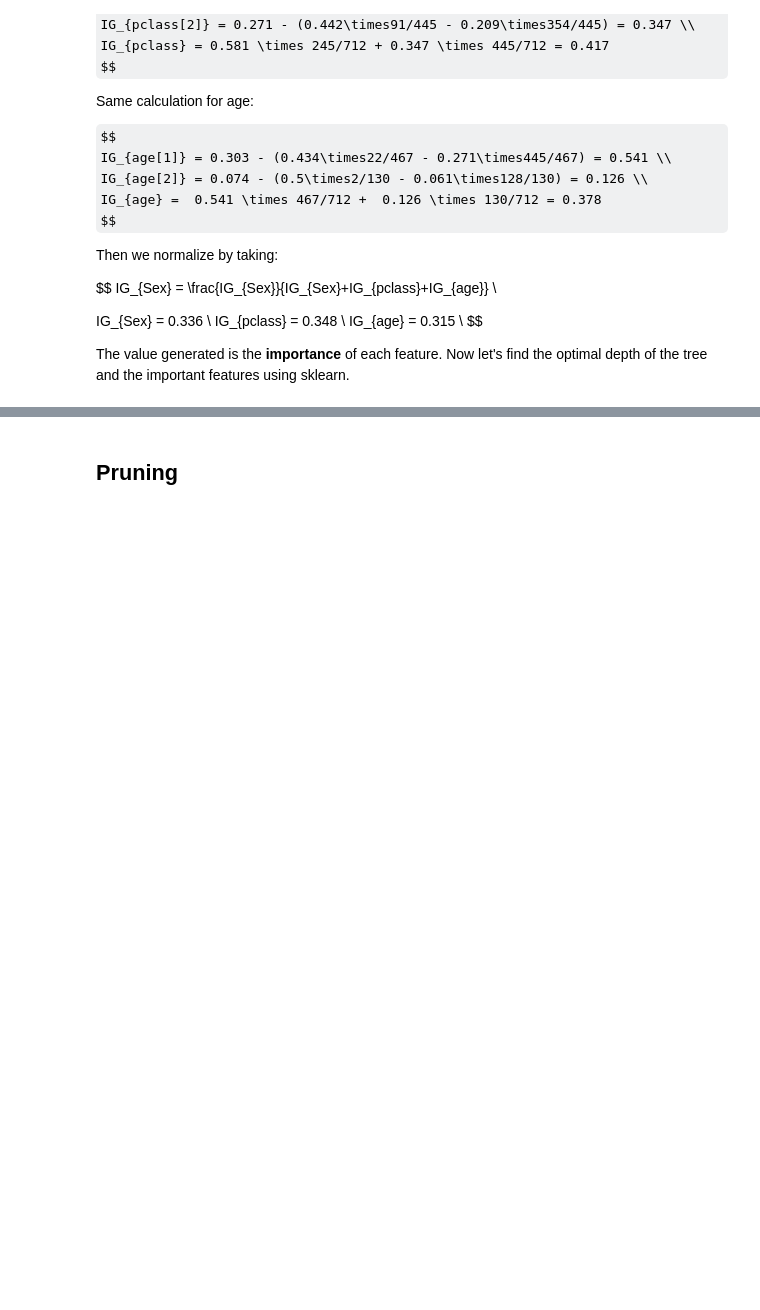
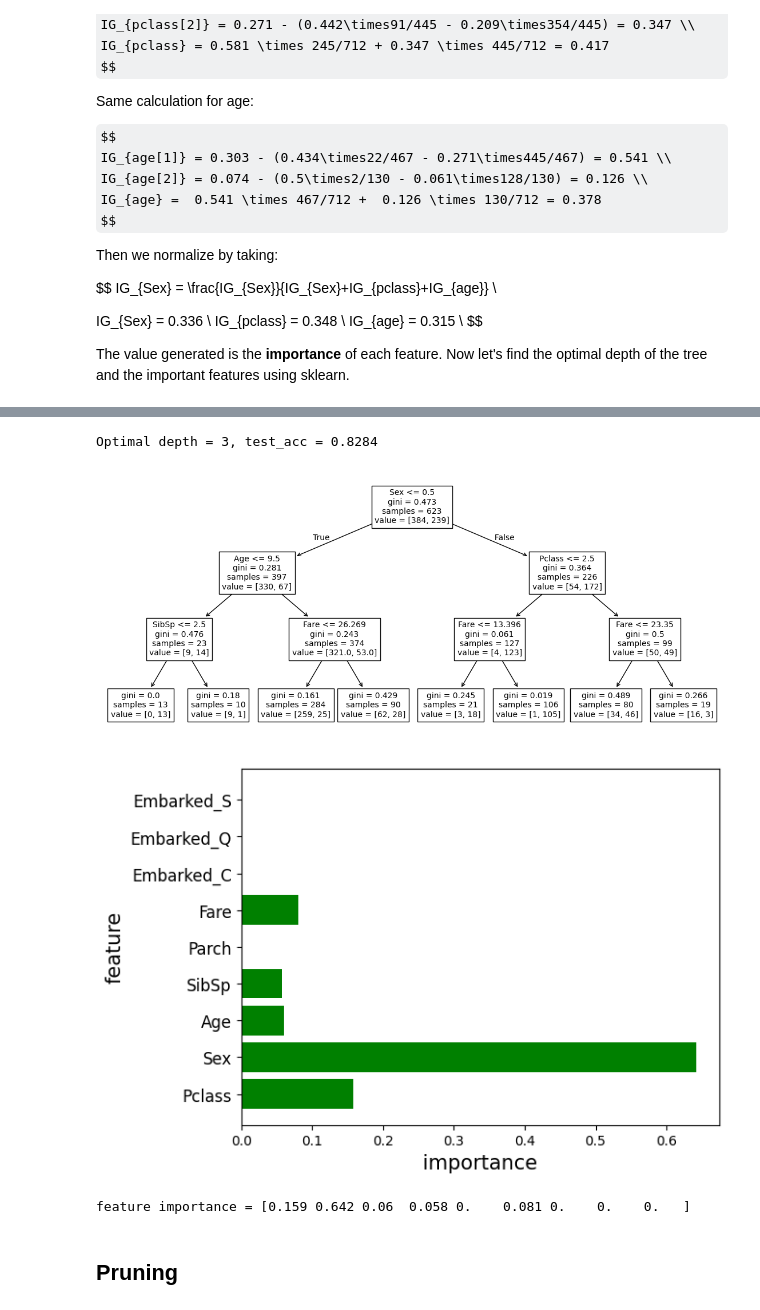
Before and after one commit to Joostbox/DAC-Curriculum, a Jupyter notebook: DAC-006_Machine_Learning/DAC-006-Intro_to_ML_Session_2_Student.ipynb, the cells around one changed output, grey strips where cells are left out. Saved outputs shown, nothing was run; the diff lists cells and outputs as text; code cells hidden in the pictures; some formulas as TeX source; blank space fills up the shorter version.

```diff
--- a/DAC-006_Machine_Learning/DAC-006-Intro_to_ML_Session_2_Student.ipynb
+++ b/DAC-006_Machine_Learning/DAC-006-Intro_to_ML_Session_2_Student.ipynb
@@ -224,32 +241,37 @@ The value generated is the **importance** of each feature. Now let's find the op
 # %%
 # I set max_step=3 as a constant value for tree visualization.
-# model = DecisionTreeClassifier(max_depth=3)
-# model.fit(x_train, y_train)
+model = DecisionTreeClassifier(max_depth=3)
+model.fit(x_train, y_train)
 
-# # Use test data to evaluate final performance.
-# y_pred = model.predict(x_test)
-# test_acc = (y_pred == y_test).mean()
-# print('Optimal depth = {}, test_acc = {:.4f}'.format(opt_depth, test_acc))
+# Use test data to evaluate final performance.
+y_pred = model.predict(x_test)
+test_acc = (y_pred == y_test).mean()
+print('Optimal depth = {}, test_acc = {:.4f}'.format(opt_depth, test_acc))
 
-# # Visualize the tree
-# # plt.figure(figsize=(20,10))
-# feat_names = x.columns.tolist()
-# plt.figure(figsize=(14,6))
-# tree.plot_tree(model, feature_names = feat_names, fontsize=10)
-# plt.show()
+# Visualize the tree
+# plt.figure(figsize=(20,10))
+feat_names = x.columns.tolist()
+plt.figure(figsize=(14,6))
+tree.plot_tree(model, feature_names = feat_names, fontsize=10)
+plt.show()
 
-# # Analyze the importance of features.
-# feature_importance = model.feature_importances_
-# n_feature = x_train.shape[1]
-# idx = np.arange(n_feature)
+# Analyze the importance of features.
+feature_importance = model.feature_importances_
+n_feature = x_train.shape[1]
+idx = np.arange(n_feature)
 
-# plt.barh(idx, feature_importance, align='center', color='green')
-# plt.yticks(idx, feat_names, size=12)
-# plt.xlabel('importance', size=15)
-# plt.ylabel('feature', size=15)
-# plt.show()
+plt.barh(idx, feature_importance, align='center', color='green')
+plt.yticks(idx, feat_names, size=12)
+plt.xlabel('importance', size=15)
+plt.ylabel('feature', size=15)
+plt.show()
 
-# print('feature importance = {}'.format(feature_importance.round(3)))
+print('feature importance = {}'.format(feature_importance.round(3)))
+# %% [output]
+Optimal depth = 3, test_acc = 0.8284
+[figure, added]
+[figure, added]
+feature importance = [0.159 0.642 0.06  0.058 0.    0.081 0.    0.    0.   ]
 # %% [markdown]
 ## Pruning
 # %% [markdown]
```
Also changed, not shown: parts of 15 cells of this notebook, 1 other file.
